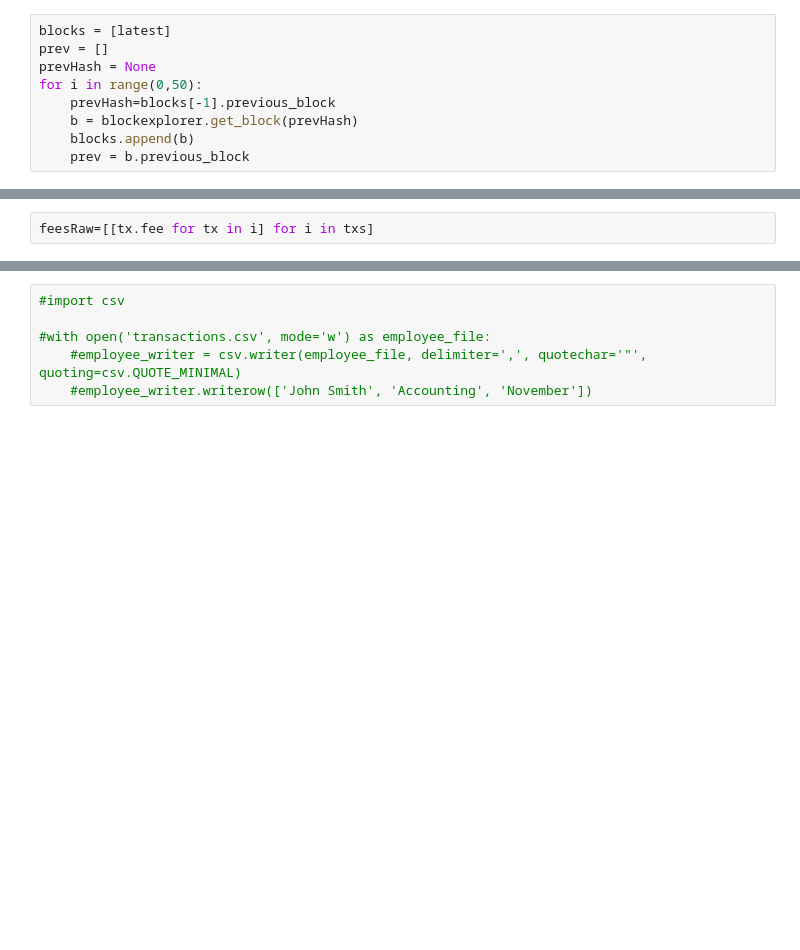
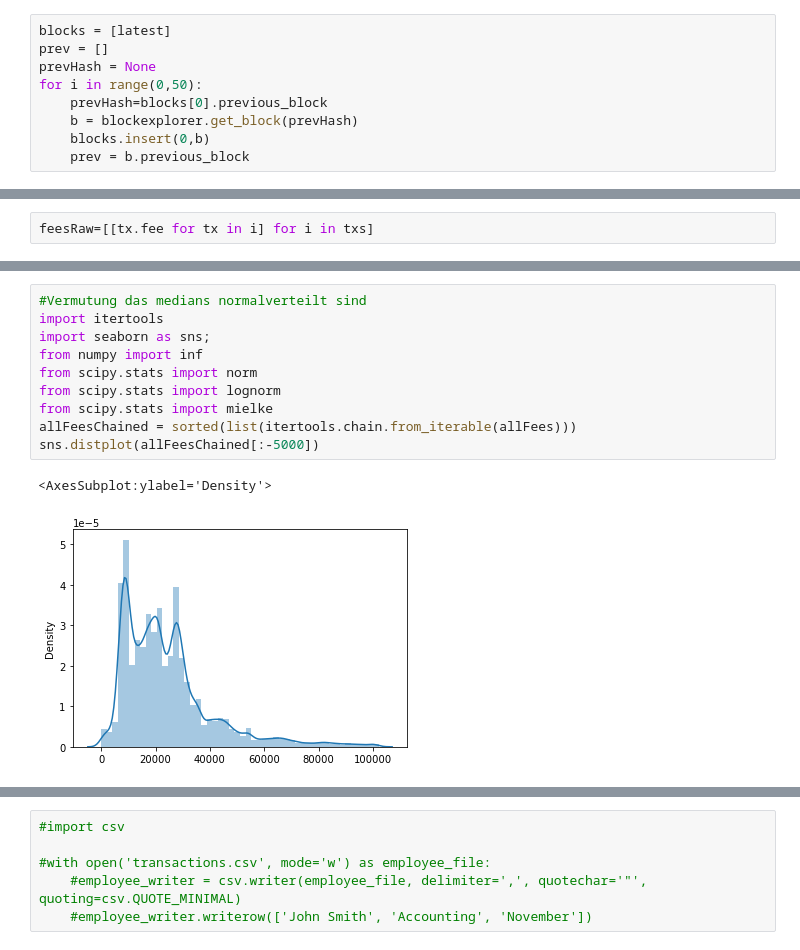
Before and after one commit to tendermonster/pblv2021, a Jupyter notebook: blockchainData.ipynb, the cells around one changed output, grey strips where cells are left out. Cells and saved outputs as stored; diff of their text form; blank space fills up the shorter version.

```diff
--- a/blockchainData.ipynb
+++ b/blockchainData.ipynb
@@ -8,7 +35,7 @@ blocks = [latest]
 prev = []
 prevHash = None
 for i in range(0,50):
-    prevHash=blocks[-1].previous_block
+    prevHash=blocks[0].previous_block
     b = blockexplorer.get_block(prevHash)
-    blocks.append(b)
+    blocks.insert(0,b)
     prev = b.previous_block
@@ -41,0 +105,13 @@ np.median([np.median(fees) for fees in feesRaw])
+# %%
+#Vermutung das medians normalverteilt sind
+import itertools
+import seaborn as sns;
+from numpy import inf
+from scipy.stats import norm
+from scipy.stats import lognorm
+from scipy.stats import mielke
+allFeesChained = sorted(list(itertools.chain.from_iterable(allFees)))
+sns.distplot(allFeesChained[:-5000])
+# %% [output]
+<AxesSubplot:ylabel='Density'>
+[figure, added]
```
Also changed, not shown: parts of 25 cells of this notebook, 3 other files.
